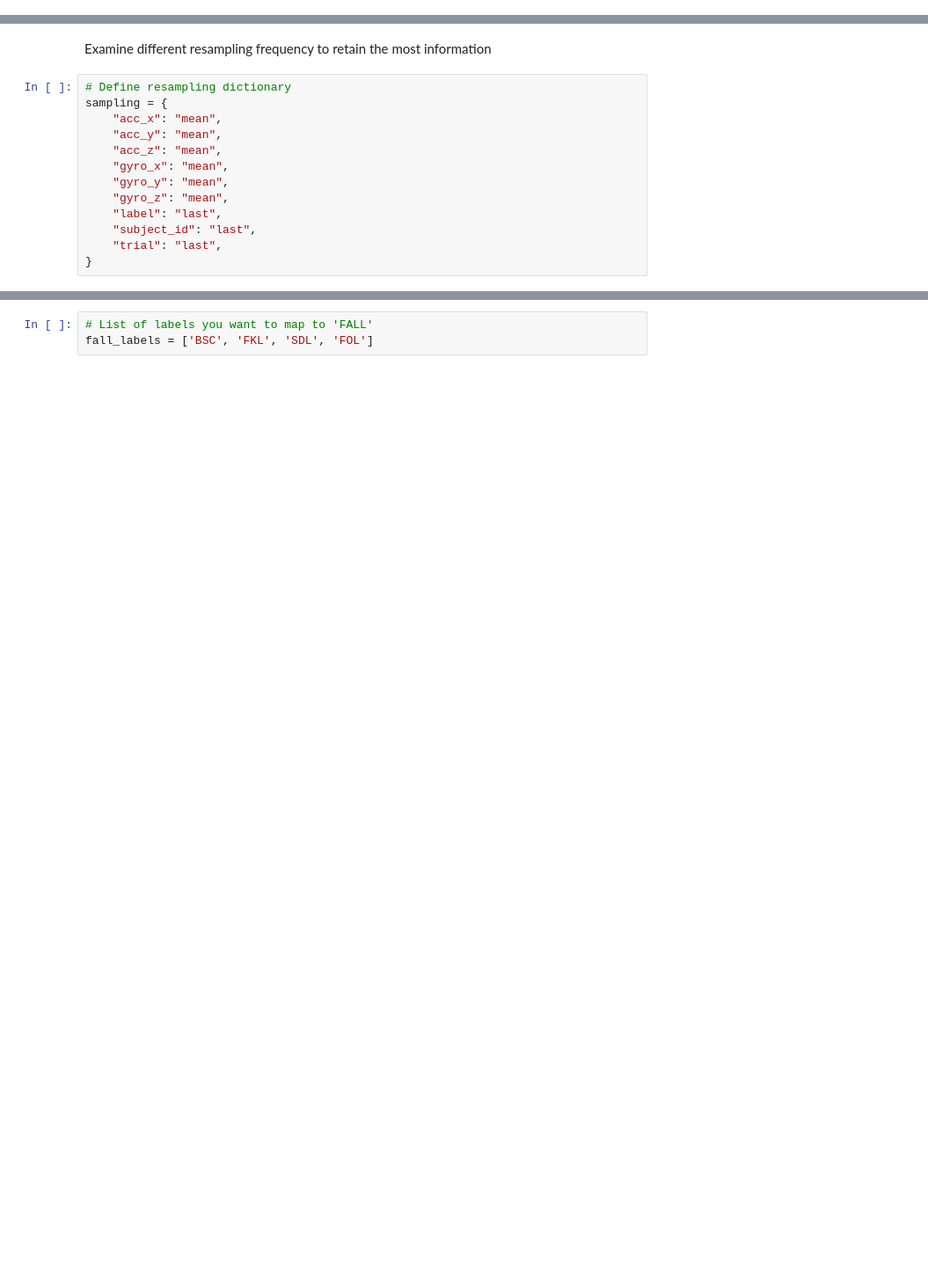
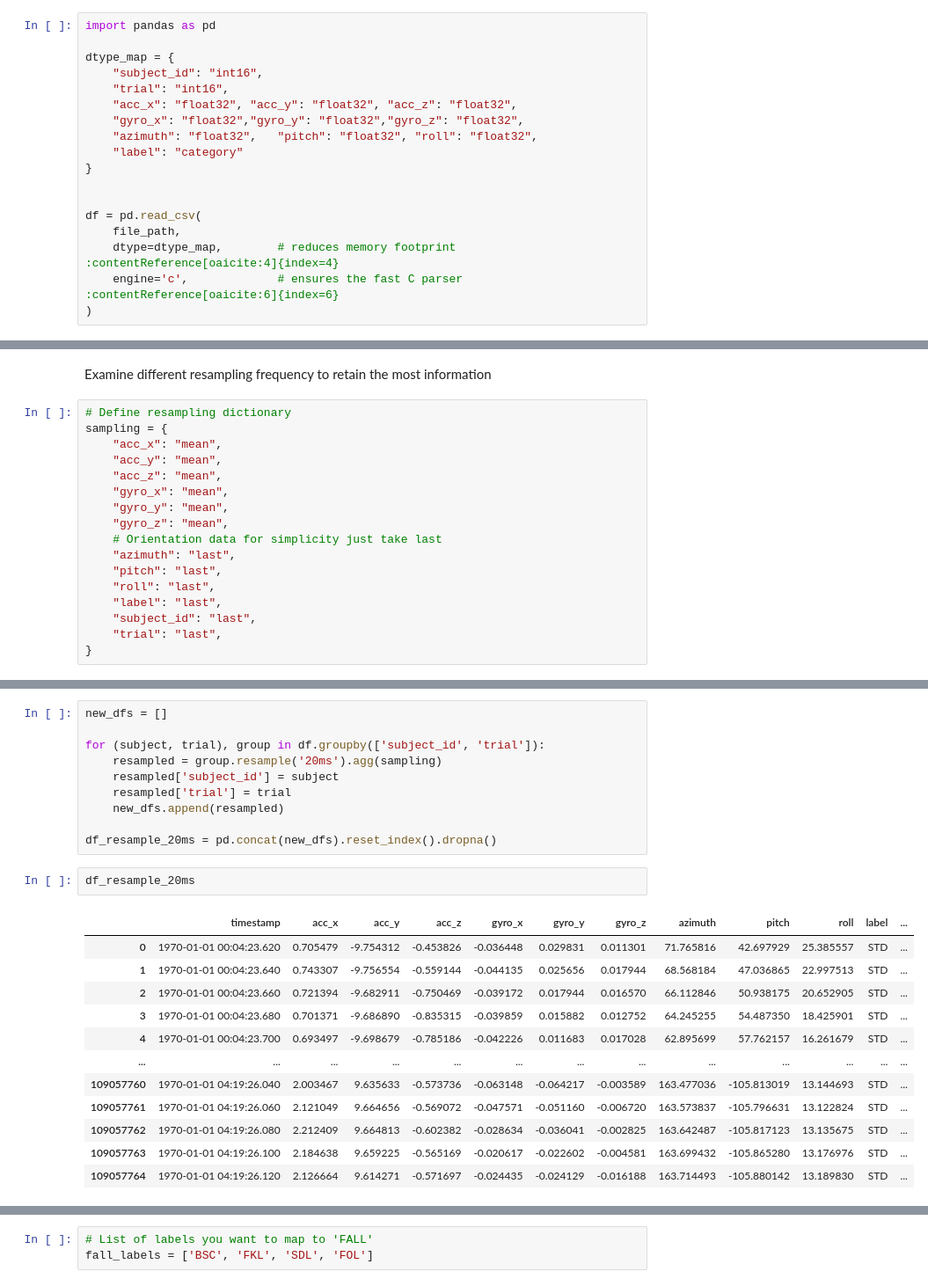
Before and after one commit to ronydebnath/ilab-group-12-1-fall-detection, a Jupyter notebook: notebooks/CNN/CNN_data_prep.ipynb, the cells around one changed output, grey strips where cells are left out. Shown at 88% size. Cells and saved outputs as stored; diff of their text form; blank space fills up the shorter version.

```diff
--- a/notebooks/CNN/CNN_data_prep.ipynb
+++ b/notebooks/CNN/CNN_data_prep.ipynb
@@ -11,3 +8,21 @@ df = pd.read_csv(file_path)
+# %%
+import pandas as pd
+
+dtype_map = {
+    "subject_id": "int16",
+    "trial": "int16",
+    "acc_x": "float32", "acc_y": "float32", "acc_z": "float32",
+    "gyro_x": "float32","gyro_y": "float32","gyro_z": "float32",
+    "azimuth": "float32",	"pitch": "float32",	"roll": "float32",
+    "label": "category"
+}
+
+
+df = pd.read_csv(
+    file_path,
+    dtype=dtype_map,        # reduces memory footprint :contentReference[oaicite:4]{index=4}
+    engine='c',             # ensures the fast C parser :contentReference[oaicite:6]{index=6}
+)
 # %% [markdown]
 ### Explore data
 # %%
@@ -69,6 +84,10 @@ sampling = {
     "gyro_x": "mean",
     "gyro_y": "mean",
     "gyro_z": "mean",
+    # Orientation data for simplicity just take last
+    "azimuth": "last",
+    "pitch": "last",
+    "roll": "last",
     "label": "last",
     "subject_id": "last",
     "trial": "last",
@@ -89,0 +95,25 @@ df_resample_10ms
+# %%
+new_dfs = []
+
+for (subject, trial), group in df.groupby(['subject_id', 'trial']):
+    resampled = group.resample('20ms').agg(sampling)
+    resampled['subject_id'] = subject
+    resampled['trial'] = trial
+    new_dfs.append(resampled)
+
+df_resample_20ms = pd.concat(new_dfs).reset_index().dropna()
+# %%
+df_resample_20ms
+# %% [output]
+|  | timestamp | acc_x | acc_y | acc_z | gyro_x | gyro_y | gyro_z | azimuth | pitch | roll | label | ... |
+| 0 | 1970-01-01 00:04:23.620 | 0.705479 | -9.754312 | -0.453826 | -0.036448 | 0.029831 | 0.011301 | 71.765816 | 42.697929 | 25.385557 | STD | ... |
+| 1 | 1970-01-01 00:04:23.640 | 0.743307 | -9.756554 | -0.559144 | -0.044135 | 0.025656 | 0.017944 | 68.568184 | 47.036865 | 22.997513 | STD | ... |
+| 2 | 1970-01-01 00:04:23.660 | 0.721394 | -9.682911 | -0.750469 | -0.039172 | 0.017944 | 0.016570 | 66.112846 | 50.938175 | 20.652905 | STD | ... |
+| 3 | 1970-01-01 00:04:23.680 | 0.701371 | -9.686890 | -0.835315 | -0.039859 | 0.015882 | 0.012752 | 64.245255 | 54.487350 | 18.425901 | STD | ... |
+| 4 | 1970-01-01 00:04:23.700 | 0.693497 | -9.698679 | -0.785186 | -0.042226 | 0.011683 | 0.017028 | 62.895699 | 57.762157 | 16.261679 | STD | ... |
+| ... | ... | ... | ... | ... | ... | ... | ... | ... | ... | ... | ... | ... |
+| 109057760 | 1970-01-01 04:19:26.040 | 2.003467 | 9.635633 | -0.573736 | -0.063148 | -0.064217 | -0.003589 | 163.477036 | -105.813019 | 13.144693 | STD | ... |
+| 109057761 | 1970-01-01 04:19:26.060 | 2.121049 | 9.664656 | -0.569072 | -0.047571 | -0.051160 | -0.006720 | 163.573837 | -105.796631 | 13.122824 | STD | ... |
+| 109057762 | 1970-01-01 04:19:26.080 | 2.212409 | 9.664813 | -0.602382 | -0.028634 | -0.036041 | -0.002825 | 163.642487 | -105.817123 | 13.135675 | STD | ... |
+| 109057763 | 1970-01-01 04:19:26.100 | 2.184638 | 9.659225 | -0.565169 | -0.020617 | -0.022602 | -0.004581 | 163.699432 | -105.865280 | 13.176976 | STD | ... |
+| 109057764 | 1970-01-01 04:19:26.120 | 2.126664 | 9.614271 | -0.571697 | -0.024435 | -0.024129 | -0.016188 | 163.714493 | -105.880142 | 13.189830 | STD | ... |
```
Also changed, not shown: parts of 20 cells of this notebook, 4 other files.
